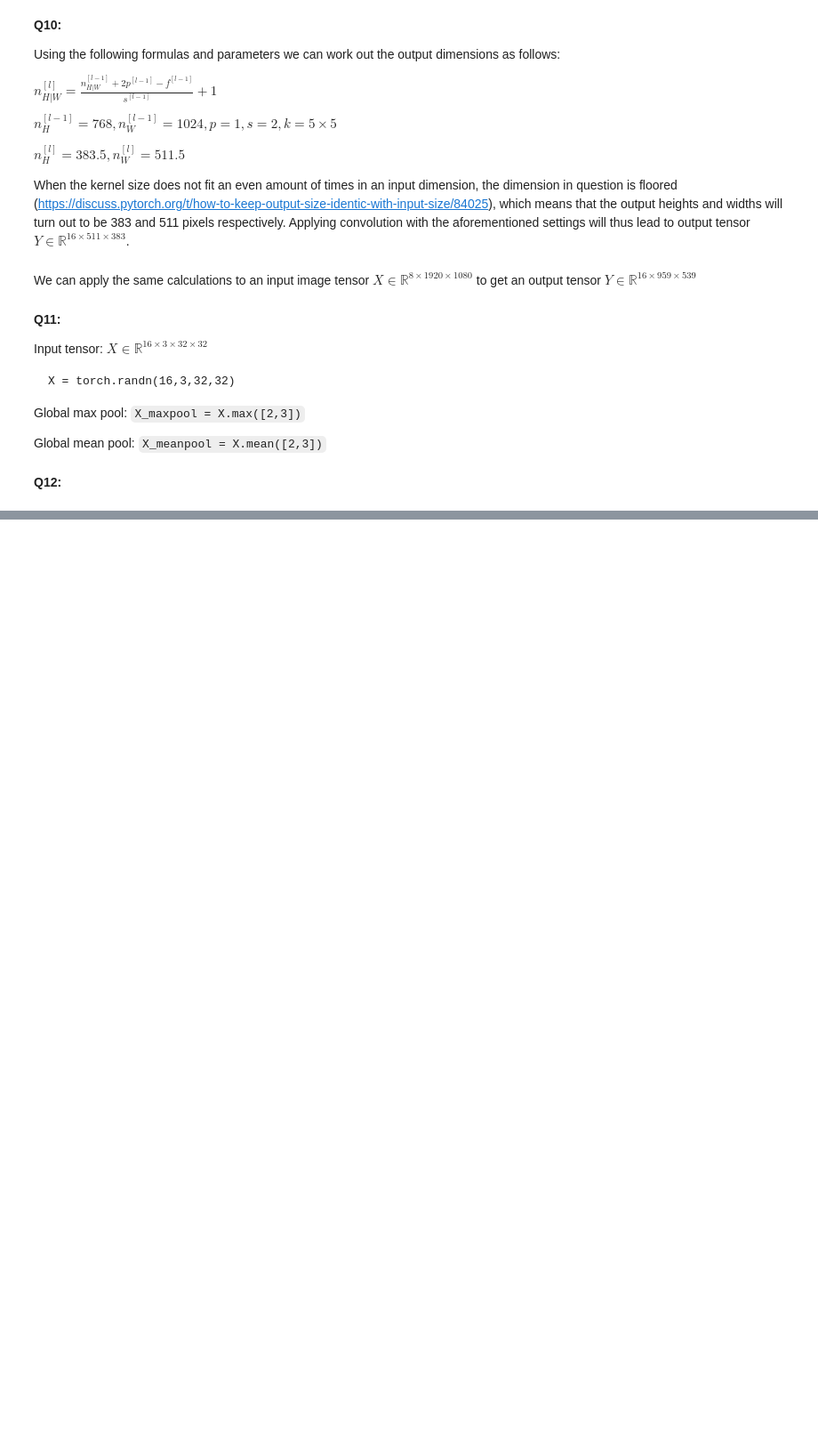
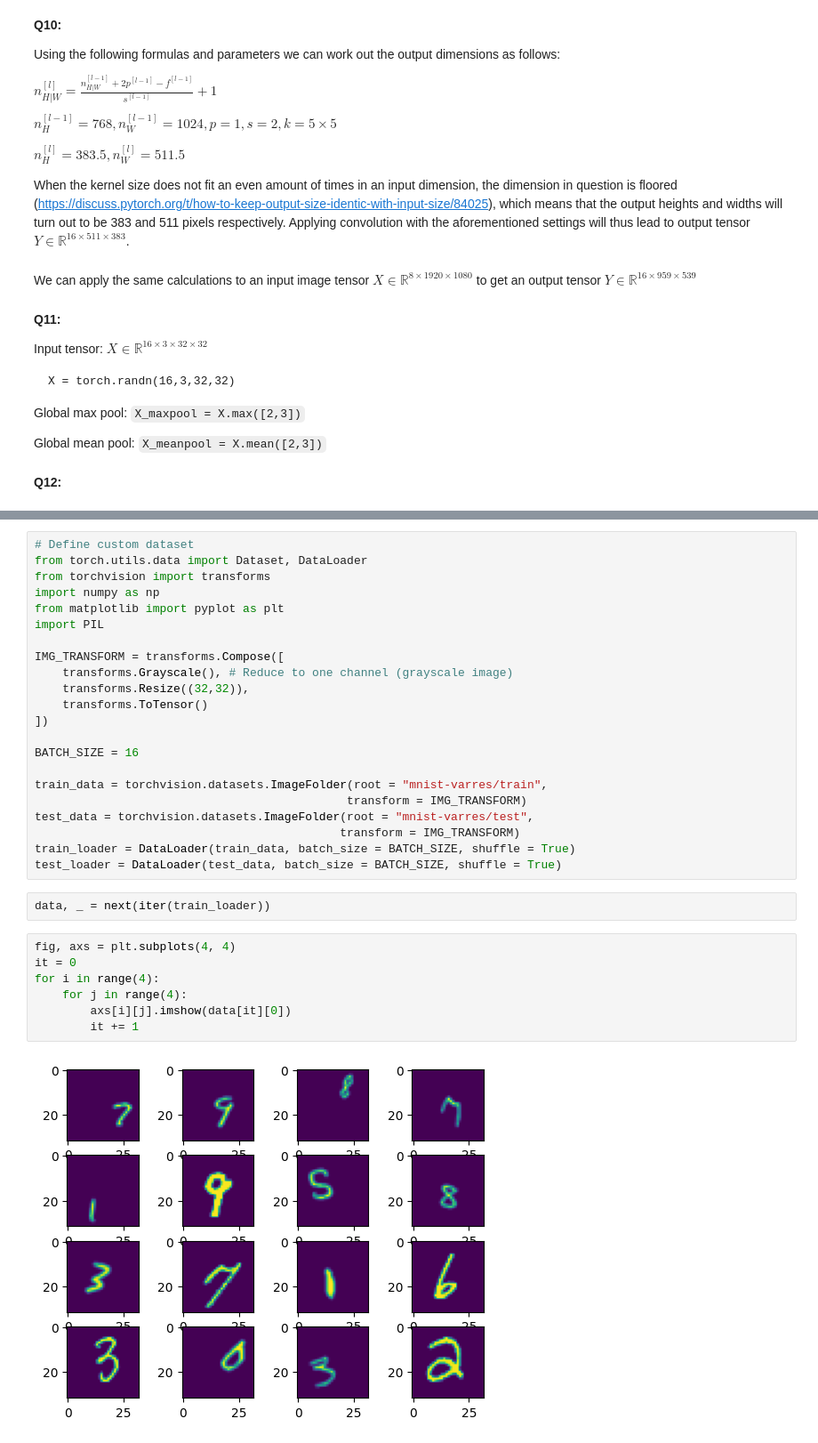
Before and after one commit to eliparto/DL-Assignment-3, a Jupyter notebook: A3_part_3.ipynb, the cells around one changed output, grey strips where cells are left out. Shown: that part at 89% size. Cells and saved outputs as stored; diff of their text form; blank space fills up the shorter version.

```diff
--- a/A3_part_3.ipynb
+++ b/A3_part_3.ipynb
@@ -36,0 +45,33 @@
+# %%
+# Define custom dataset
+from torch.utils.data import Dataset, DataLoader
+from torchvision import transforms
+import numpy as np
+from matplotlib import pyplot as plt
+import PIL
+
+IMG_TRANSFORM = transforms.Compose([
+    transforms.Grayscale(), # Reduce to one channel (grayscale image)
+    transforms.Resize((32,32)),
+    transforms.ToTensor()
+])
+
+BATCH_SIZE = 16
+
+train_data = torchvision.datasets.ImageFolder(root = "mnist-varres/train",
+                                             transform = IMG_TRANSFORM)
+test_data = torchvision.datasets.ImageFolder(root = "mnist-varres/test",
+                                            transform = IMG_TRANSFORM)
+train_loader = DataLoader(train_data, batch_size = BATCH_SIZE, shuffle = True)
+test_loader = DataLoader(test_data, batch_size = BATCH_SIZE, shuffle = True)
+# %%
+data, _ = next(iter(train_loader))
+# %%
+fig, axs = plt.subplots(4, 4)
+it = 0
+for i in range(4):
+    for j in range(4):
+        axs[i][j].imshow(data[it][0])
+        it += 1
+# %% [output]
+[figure, added]
```
Also changed, not shown: parts of 1 cell of this notebook, 1 other file.
